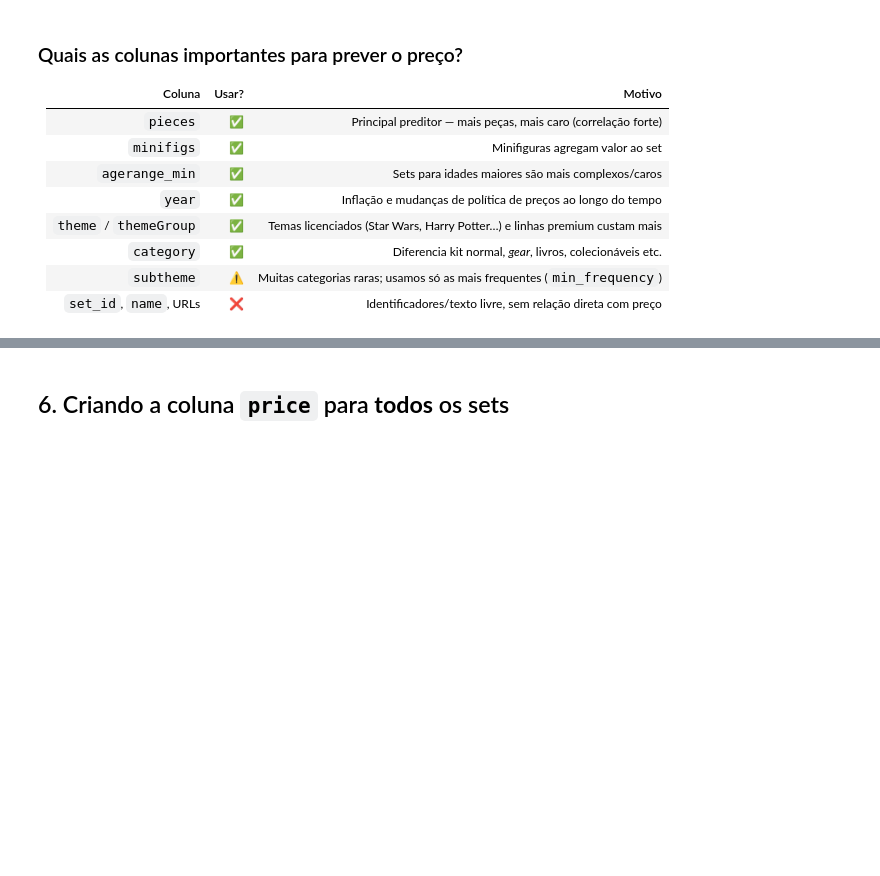
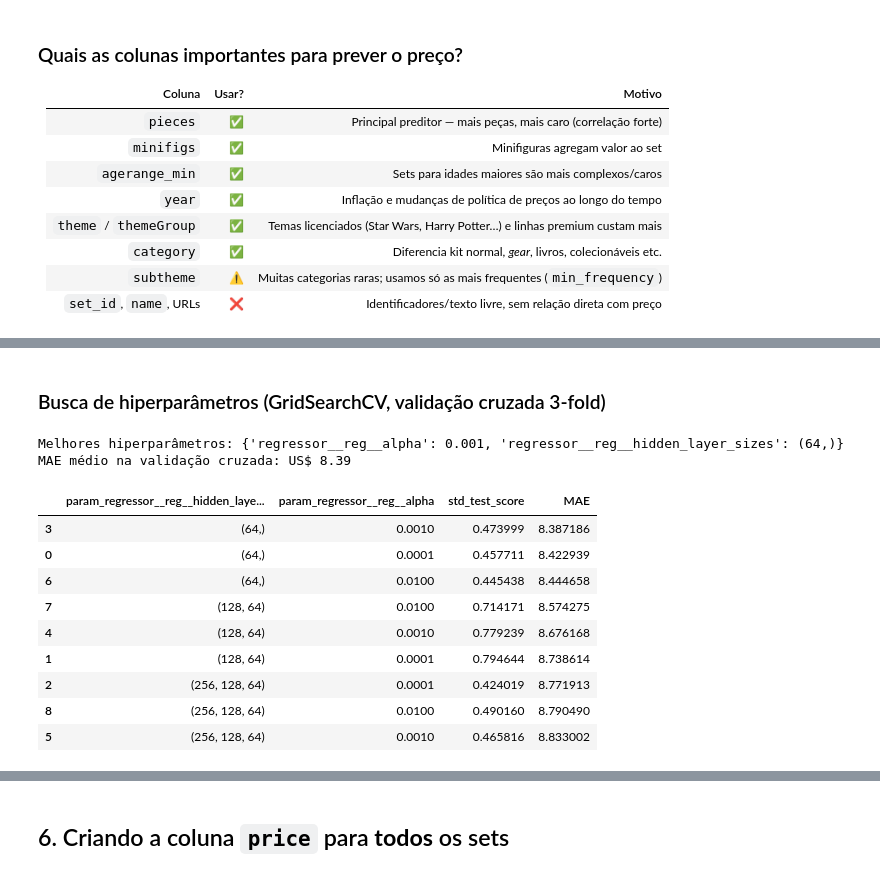
Before and after one commit to Rubziguin/Colab_Atividade_Lego, a Jupyter notebook: PUCSP_CS_AI_10_AI_ML_ANN_LEGO_LAB.ipynb, the cells around one changed output, grey strips where cells are left out. Drawn from its saved outputs; the diff is of its cells as text; code cells hidden in the pictures; blank space fills up the shorter version.

```diff
--- a/PUCSP_CS_AI_10_AI_ML_ANN_LEGO_LAB.ipynb
+++ b/PUCSP_CS_AI_10_AI_ML_ANN_LEGO_LAB.ipynb
@@ -270,0 +368,57 @@ plt.tight_layout(); plt.show()
+# %%
+log_cols = ['pieces', 'minifigs']
+outras_num = [c for c in features_num if c not in log_cols]
+
+preprocess = ColumnTransformer([
+    ('log_num', Pipeline([
+        ('imp', SimpleImputer(strategy='median')),
+        ('log', FunctionTransformer(np.log1p)),
+        ('sc', StandardScaler())]), log_cols),
+    ('num', Pipeline([
+        ('imp', SimpleImputer(strategy='median')),
+        ('sc', StandardScaler())]), outras_num),
+    ('cat', OneHotEncoder(handle_unknown='infrequent_if_exist', min_frequency=10,
+                          sparse_output=False), features_cat),
+])
+
+def make_model(regressor):
+    return TransformedTargetRegressor(
+        regressor=Pipeline([('prep', preprocess), ('reg', regressor)]),
+        func=np.log1p, inverse_func=np.expm1)
+
+mlp = MLPRegressor(hidden_layer_sizes=(128, 64), activation='relu', solver='adam',
+                   alpha=1e-3, learning_rate_init=1e-3, max_iter=500,
+                   early_stopping=True, validation_fraction=0.1, n_iter_no_change=20,
+                   random_state=42)
+ann_model = make_model(mlp)
+# %% [markdown]
+### Busca de hiperparâmetros (GridSearchCV, validação cruzada 3-fold)
+# %%
+param_grid = {
+    'regressor__reg__hidden_layer_sizes': [(64,), (128, 64), (256, 128, 64)],
+    'regressor__reg__alpha': [1e-4, 1e-3, 1e-2],
+}
+grid = GridSearchCV(ann_model, param_grid, cv=3, scoring='neg_mean_absolute_error', n_jobs=-1)
+grid.fit(X_train, y_train)
+
+print('Melhores hiperparâmetros:', grid.best_params_)
+print(f'MAE médio na validação cruzada: US$ {-grid.best_score_:.2f}')
+best_ann = grid.best_estimator_
+# %% [output]
+Melhores hiperparâmetros: {'regressor__reg__alpha': 0.001, 'regressor__reg__hidden_layer_sizes': (64,)}
+MAE médio na validação cruzada: US$ 8.39
+# %%
+pd.DataFrame(grid.cv_results_)[['param_regressor__reg__hidden_layer_sizes', 'param_regressor__reg__alpha',
+                               'mean_test_score', 'std_test_score']] \
+  .assign(MAE=lambda d: -d['mean_test_score']).sort_values('MAE').drop(columns='mean_test_score')
+# %% [output]
+|  | param_regressor__reg__hidden_laye... | param_regressor__reg__alpha | std_test_score | MAE |
+| 3 | (64,) | 0.0010 | 0.473999 | 8.387186 |
+| 0 | (64,) | 0.0001 | 0.457711 | 8.422939 |
+| 6 | (64,) | 0.0100 | 0.445438 | 8.444658 |
+| 7 | (128, 64) | 0.0100 | 0.714171 | 8.574275 |
+| 4 | (128, 64) | 0.0010 | 0.779239 | 8.676168 |
+| 1 | (128, 64) | 0.0001 | 0.794644 | 8.738614 |
+| 2 | (256, 128, 64) | 0.0001 | 0.424019 | 8.771913 |
+| 8 | (256, 128, 64) | 0.0100 | 0.490160 | 8.790490 |
+| 5 | (256, 128, 64) | 0.0010 | 0.465816 | 8.833002 |
```
Also changed, not shown: parts of 15 cells of this notebook.
